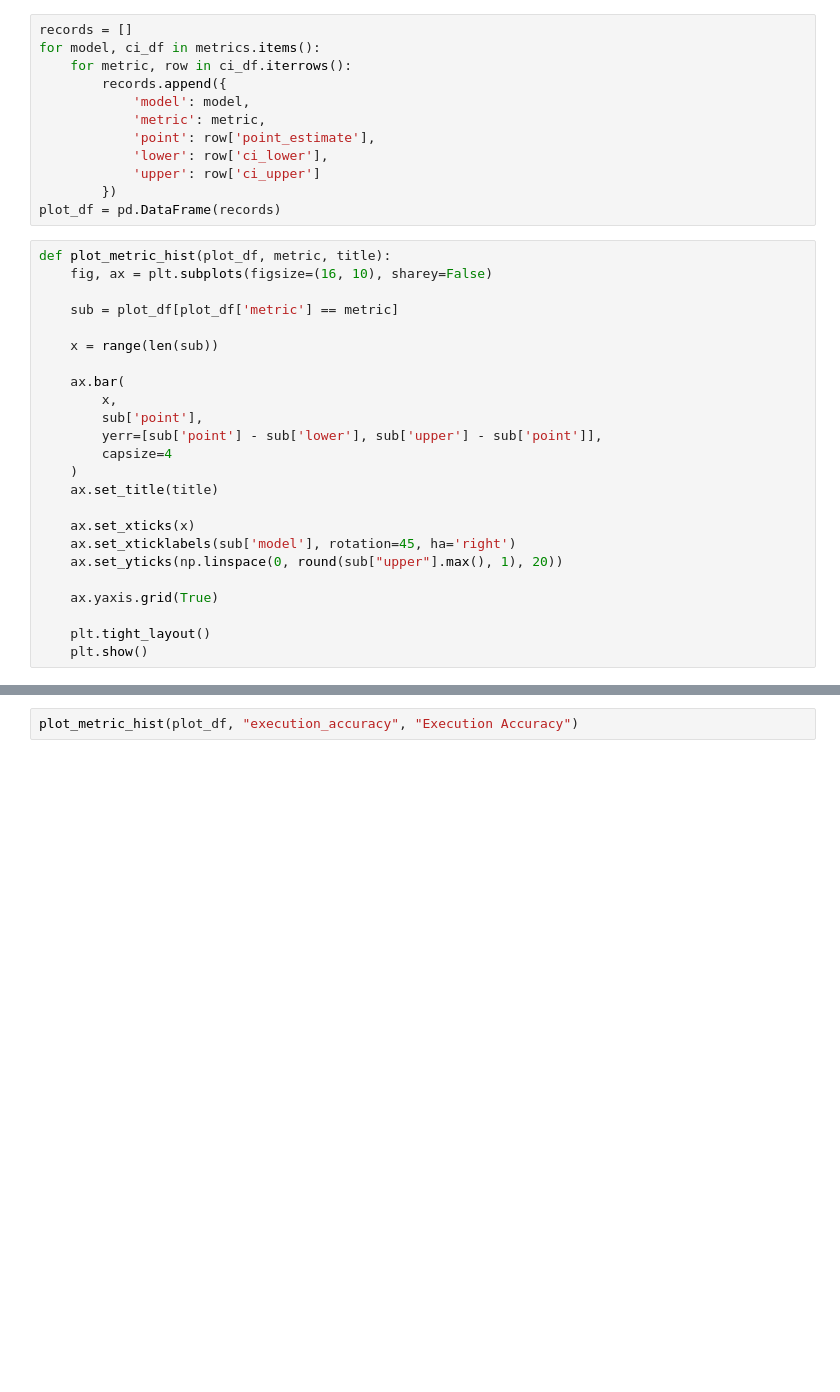
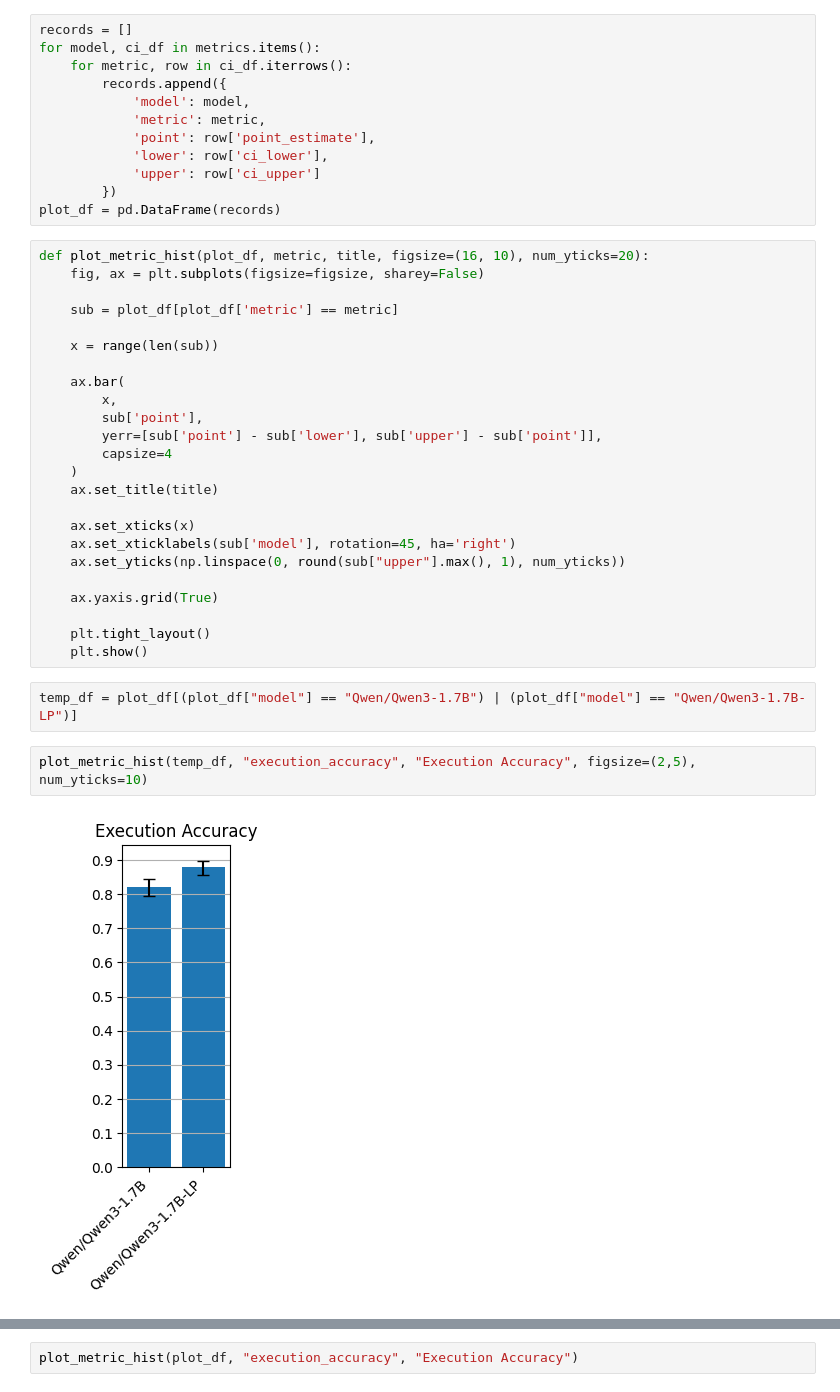
Before and after one commit to kavlab/text-to-1c, a Jupyter notebook: evaluate/compare.ipynb, the cells around one changed output, grey strips where cells are left out. Drawn from its saved outputs; the diff is of its cells as text; blank space fills up the shorter version.

Commit message:
update the model comparison

```diff
--- a/evaluate/compare.ipynb
+++ b/evaluate/compare.ipynb
@@ -127,8 +127,8 @@ for model, ci_df in metrics.items():
         })
 plot_df = pd.DataFrame(records)
 # %%
-def plot_metric_hist(plot_df, metric, title):
-    fig, ax = plt.subplots(figsize=(16, 10), sharey=False)
+def plot_metric_hist(plot_df, metric, title, figsize=(16, 10), num_yticks=20):
+    fig, ax = plt.subplots(figsize=figsize, sharey=False)
 
     sub = plot_df[plot_df['metric'] == metric]
 
@@ -144,9 +144,15 @@ def plot_metric_hist(plot_df, metric, title):
 
     ax.set_xticks(x)
     ax.set_xticklabels(sub['model'], rotation=45, ha='right')
-    ax.set_yticks(np.linspace(0, round(sub["upper"].max(), 1), 20))
+    ax.set_yticks(np.linspace(0, round(sub["upper"].max(), 1), num_yticks))
 
     ax.yaxis.grid(True)
 
     plt.tight_layout()
     plt.show()
+# %%
+temp_df = plot_df[(plot_df["model"] == "Qwen/Qwen3-1.7B") | (plot_df["model"] == "Qwen/Qwen3-1.7B-LP")]
+# %%
+plot_metric_hist(temp_df, "execution_accuracy", "Execution Accuracy", figsize=(2,5), num_yticks=10)
+# %% [output]
+[figure, added]
```
Also changed, not shown: parts of 9 cells of this notebook.
